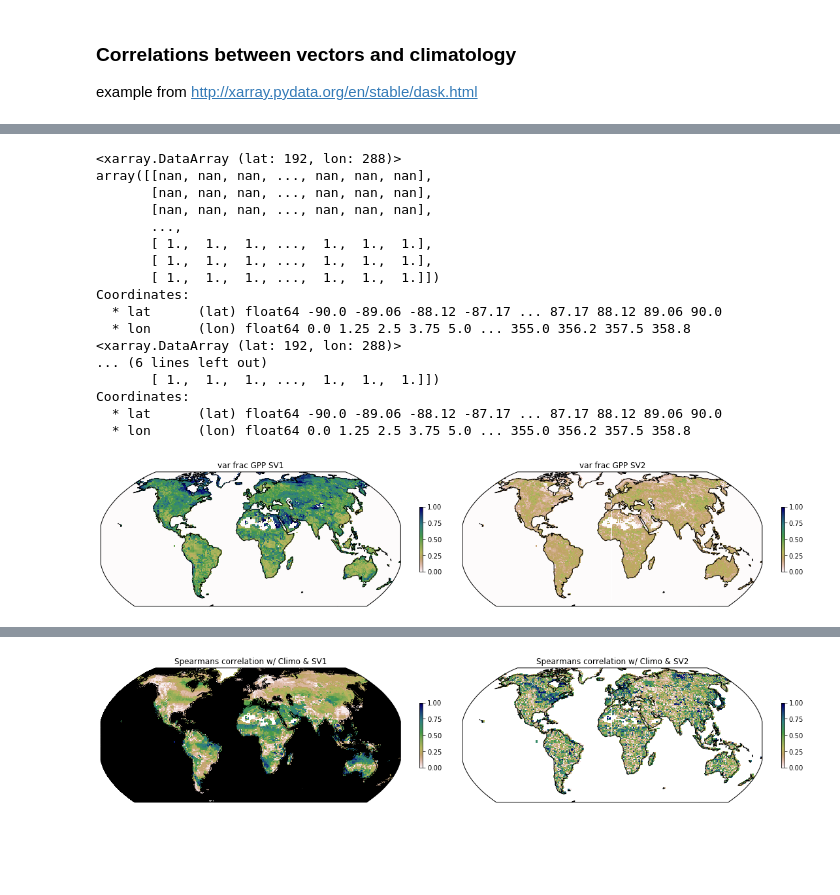
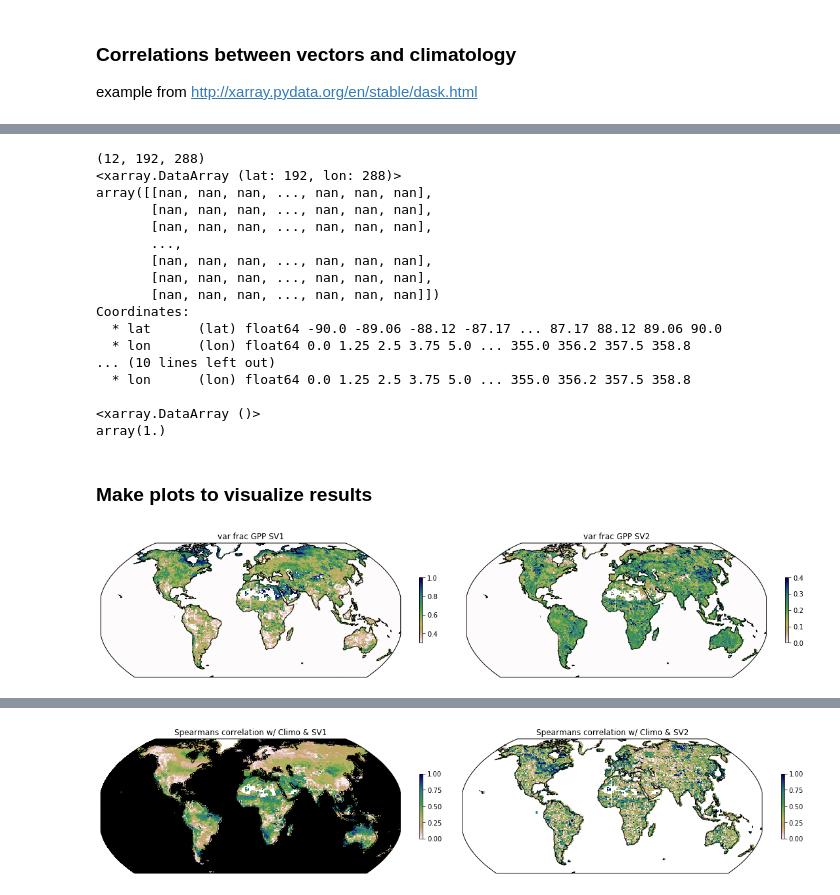
Before and after one commit to NCAR/ctsm_python_gallery, a Jupyter notebook: notebooks/MonthlySVD.ipynb, the cells around one changed output, grey strips where cells are left out. Cells and saved outputs as stored; diff of their text form; code cells hidden in the pictures; blank space fills up the shorter version.

```diff
--- a/notebooks/MonthlySVD.ipynb
+++ b/notebooks/MonthlySVD.ipynb
@@ -366,8 +444,10 @@ print ('differences between results look prety small')
 - Would Dask make this faster?
 - how do we also mask non-veg land cells?
 # %%
+#from numba import njit, prange
+#@njit(parallel=True)
+
 def calc_svd(da, nyears=years):
- #   print(da)
     dims = dict(zip(da.dims, da.shape))
     yx_shape = (dims['lat'], dims['lon'])
     # setup output variables
@@ -382,11 +462,23 @@ def calc_svd(da, nyears=years):
     out['varfrac'] = xr.DataArray(np.zeros(theta_shape), dims=('lat', 'lon', 'thetadim'))
     out['vectors'] = xr.DataArray(np.zeros(vector_shape), dims=('lat', 'lon', 'vectors_dim1', 'time'))
     out['weights'] = xr.DataArray(np.zeros(weights_shape), dims=('lat', 'lon', 'weights_dim1', 'weights_dim2'))
+
+    '''
  #   print(out)
  #   if da.size == 0:
  #       return out
 
     # loop over all i,j points
+    # repace this with prange stuff from numba
+    # for i in  prange da.size
+    for (i,j) in prange(da):
+        return_vals = svd_wrap(da.isel(lat=i, lon=j).values)
+
+        for varname, vals in zip(varnames, return_vals):
+            out[varname][i, j, ...].values = vals
+
+    return out'''
+
     for (i, j), mask in np.ndenumerate(da.isel(time=0).isnull()):
         if not mask:
             return_vals = svd_wrap(da.isel(lat=i, lon=j).data)
@@ -394,18 +486,16 @@ def calc_svd(da, nyears=years):
             for varname, vals in zip(varnames, return_vals):
                 out[varname][i, j, ...] = vals
 
-    #out.assign_coords(lon=da.lon)
-    #out.assign_coords(lat=da.lat)
-
     return out
 # %%
-%%time
 # Now try this on the full dataset
 # generate data arrays from anomaly data to feed into function
+ds_anom = ds_anom.where(ds_anom.get(var[0]).max(dim='time'))    #mask out regions with no GPP in all variables
 da0 = ds_anom.get(var[0])
 da1 = ds_anom.get(var[1])
 da2 = ds_anom.get(var[2])
 
+# if we get map blocks to work, here's how
 #da0 = da0.chunk({'lat':50, 'lon':50})
 #print(da0)
 #svd0 = da0.map_blocks(calc_svd)
@@ -454,7 +539,9 @@ svd0['theta']   = svd0.theta.transpose('thetadim','lat','lon')
 svd0['varfrac'] = svd0.varfrac.transpose('thetadim','lat','lon')
 svd0['vectors'] = svd0.vectors.transpose('time', 'vectors_dim1','lat','lon')
 svd0['weights'] = svd0.weights.transpose('weights_dim1', 'weights_dim2','lat','lon')
+ds_climo['time'] = svd0.time  # get time coords to match
 svd0['climatology'] = ds_climo.GPP
+
 print(svd0)
 svd0.to_netcdf(path='/glade/scratch/wwieder/svd/svd0_gpp.nc')
 # %% [output]
@@ -519,20 +669,14 @@ def spearman_correlation(x, y, dim):
 # %%
-# subset data arrays for processing & shape correctly
-GPPclimo = ds_climo.GPP
-GPPvector_0 = svd0.vectors[:,0,:,:]
-GPPvector_1 = svd0.vectors[:,1,:,:]
-TBOTvector_0 = svd1.vectors[:,0,:,:]
-TBOTvector_1 = svd1.vectors[:,1,:,:]
-SMOIvector_0 = svd2.vectors[:,0,:,:]
-SMOIvector_1 = svd2.vectors[:,1,:,:]
-GPPclimo['time'] = GPPvector_0 = svd0.time  # get time coords to match
-
 # now calculate the correlations
-GPPp_0 = pearson_correlation(GPPclimo, GPPvector_0, 'time')
+GPPp_0 = pearson_correlation(GPPclimo, GPPvector_0, 'time')  #GPP climatology vs. vectors
+GPPp_1 = pearson_correlation(GPPclimo, GPPvector_1, 'time')
+GPPw_0 = pearson_correlation_wgt(GPPclimo, GPPvector_0, GPPwgt, 'time')
+GPPw_1 = pearson_correlation_wgt(GPPclimo, GPPvector_1, GPPwgt, 'time')
 GPPr_0 = spearman_correlation(GPPclimo, GPPvector_0, 'time')
 GPPr_1 = spearman_correlation(GPPclimo, GPPvector_1, 'time')
 
-GPP_0_TBOT_0 = spearman_correlation(GPPvector_0, TBOTvector_0,'time')
+print(TBOTvector_0.shape)
+GPP_0_TBOT_0 = spearman_correlation(GPPvector_0, TBOTvector_0,'time') #GPP vectors vs. temp & mositure
 GPP_0_SMOI_0 = spearman_correlation(GPPvector_0, SMOIvector_0,'time')
 GPP_0_TBOT_1 = spearman_correlation(GPPvector_0, TBOTvector_1,'time')
 GPP_0_SMOI_1 = spearman_correlation(GPPvector_0, SMOIvector_1,'time')
@@ -542,51 +686,60 @@ GPP_1_SMOI_0 = spearman_correlation(GPPvector_1, SMOIvector_0,'time')
 GPP_1_TBOT_1 = spearman_correlation(GPPvector_1, TBOTvector_1,'time')
 GPP_1_SMOI_1 = spearman_correlation(GPPvector_1, SMOIvector_1,'time')
 
-print(GPPr_0)
-print(xr.ufuncs.fabs(GPPr_0))
+print(GPPp_0)
+print(GPPw_0)
+print()
+print(xr.ufuncs.fabs(GPPr_0).max())
 # %% [output]
+(12, 192, 288)
 <xarray.DataArray (lat: 192, lon: 288)>
 array([[nan, nan, nan, ..., nan, nan, nan],
        [nan, nan, nan, ..., nan, nan, nan],
        [nan, nan, nan, ..., nan, nan, nan],
        ...,
-       [ 1.,  1.,  1., ...,  1.,  1.,  1.],
-       [ 1.,  1.,  1., ...,  1.,  1.,  1.],
-       [ 1.,  1.,  1., ...,  1.,  1.,  1.]])
+       [nan, nan, nan, ..., nan, nan, nan],
+       [nan, nan, nan, ..., nan, nan, nan],
+       [nan, nan, nan, ..., nan, nan, nan]])
 Coordinates:
   * lat      (lat) float64 -90.0 -89.06 -88.12 -87.17 ... 87.17 88.12 89.06 90.0
   * lon      (lon) float64 0.0 1.25 2.5 3.75 5.0 ... 355.0 356.2 357.5 358.8
-<xarray.DataArray (lat: 192, lon: 288)>
-... (6 lines left out)
-       [ 1.,  1.,  1., ...,  1.,  1.,  1.]])
-Coordinates:
-  * lat      (lat) float64 -90.0 -89.06 -88.12 -87.17 ... 87.17 88.12 89.06 90.0
+... (10 lines left out)
   * lon      (lon) float64 0.0 1.25 2.5 3.75 5.0 ... 355.0 356.2 357.5 358.8
+
+<xarray.DataArray ()>
+array(1.)
+# %% [markdown]
+### Make plots to visualize results
 # %%
 # just look at fraction of variance explained in GPP for each vector
 
 import matplotlib.colors as colors
 import cartopy.feature as cfeature
 import cartopy.crs as ccrs
 
 vmax = 1.
-vmin = 0
+vmin = 0.3
 
 fig = plt.figure(figsize=(16,20))
 
 ax1 = fig.add_subplot(1,2,1,projection=ccrs.Robinson())
-im1 = ax1.pcolormesh(svd0.lon.values,svd0.lat.values,svd0.varfrac.values[0,:,:],transform=ccrs.PlateCarree(),vmax=vmax,vmin=vmin,cmap='gist_earth_r')
+im1 = ax1.pcolormesh(svd0.lon.values,svd0.lat.values,svd0.varfrac.values[0,:,:],
+                     transform=ccrs.PlateCarree(),vmax=vmax,vmin=vmin,cmap='gist_earth_r')
 fig.colorbar(im1,ax=ax1,shrink=0.07,label='')
 ax1.coastlines()
 ax1.set_title('var frac GPP SV1')
 ax1.set_extent([-180,180,-65,80],crs=ccrs.PlateCarree())
 
+
+vmax = 0.4
+vmin = 0.
 ax2 = fig.add_subplot(1,2,2,projection=ccrs.Robinson())
-im2 = ax2.pcolormesh(svd0.lon.values,svd0.lat.values,svd0.varfrac.values[1,:,:],transform=ccrs.PlateCarree(),vmax=vmax,vmin=vmin,cmap='gist_earth_r')
+im2 = ax2.pcolormesh(svd0.lon.values,svd0.lat.values,svd0.varfrac.values[1,:,:],
+                     transform=ccrs.PlateCarree(),vmax=vmax,vmin=vmin,cmap='gist_earth_r')
 fig.colorbar(im2,ax=ax2,shrink=0.07,label='')
 ax2.coastlines()
 ax2.set_title('var frac GPP SV2')
 ax2.set_extent([-180,180,-65,80],crs=ccrs.PlateCarree())
 fig.tight_layout()
 # %% [output]
-[figure, old version]
+[figure, new version]
```
Also changed, not shown: parts of 25 cells of this notebook, 1 other file.
